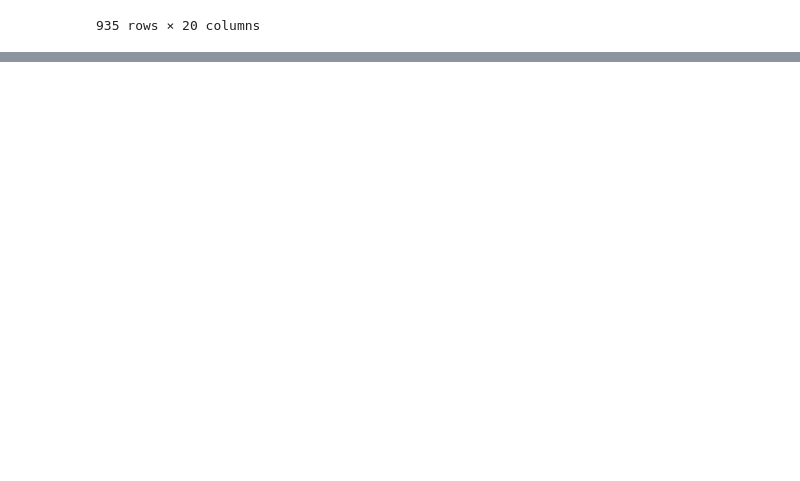
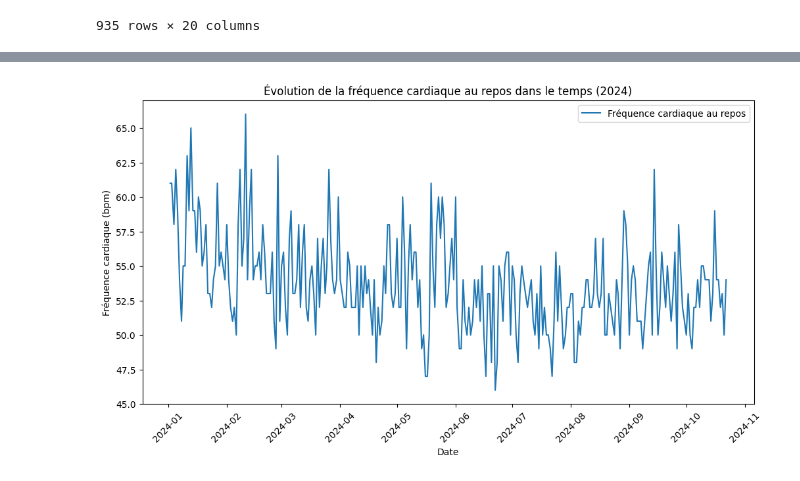
Before and after one commit to charlesdaigre/PROJECT_WHOOP, a Jupyter notebook: PROJECT_WHOOP.ipynb, the cells around one changed output, grey strips where cells are left out. Drawn from its saved outputs; the diff is of its cells as text; code cells hidden in the pictures; blank space fills up the shorter version.

```diff
--- a/PROJECT_WHOOP.ipynb
+++ b/PROJECT_WHOOP.ipynb
@@ -345,0 +509,18 @@ df_workout
+# %%
+# Assurer que 'cycle_start_time' est bien en format datetime
+df_cycles['cycle_start_time'] = pd.to_datetime(df_cycles['cycle_start_time'])
+
+# Filtrer les données pour ne garder que celles de l'année 2024
+df_cycles_2024 = df_cycles[df_cycles['cycle_start_time'].dt.year == 2024]
+
+# Visualiser la fréquence cardiaque au repos au fil du temps (pour 2024)
+plt.figure(figsize=(12, 6))
+plt.plot(df_cycles_2024['cycle_start_time'], df_cycles_2024['resting_heart_rate_bpm'], label='Fréquence cardiaque au repos')
+plt.title('Évolution de la fréquence cardiaque au repos dans le temps (2024)')
+plt.xlabel('Date')
+plt.ylabel('Fréquence cardiaque (bpm)')
+plt.xticks(rotation=45)
+plt.legend()
+plt.show()
+# %% [output]
+[figure, added]
```
Also changed, not shown: parts of 17 cells of this notebook.
